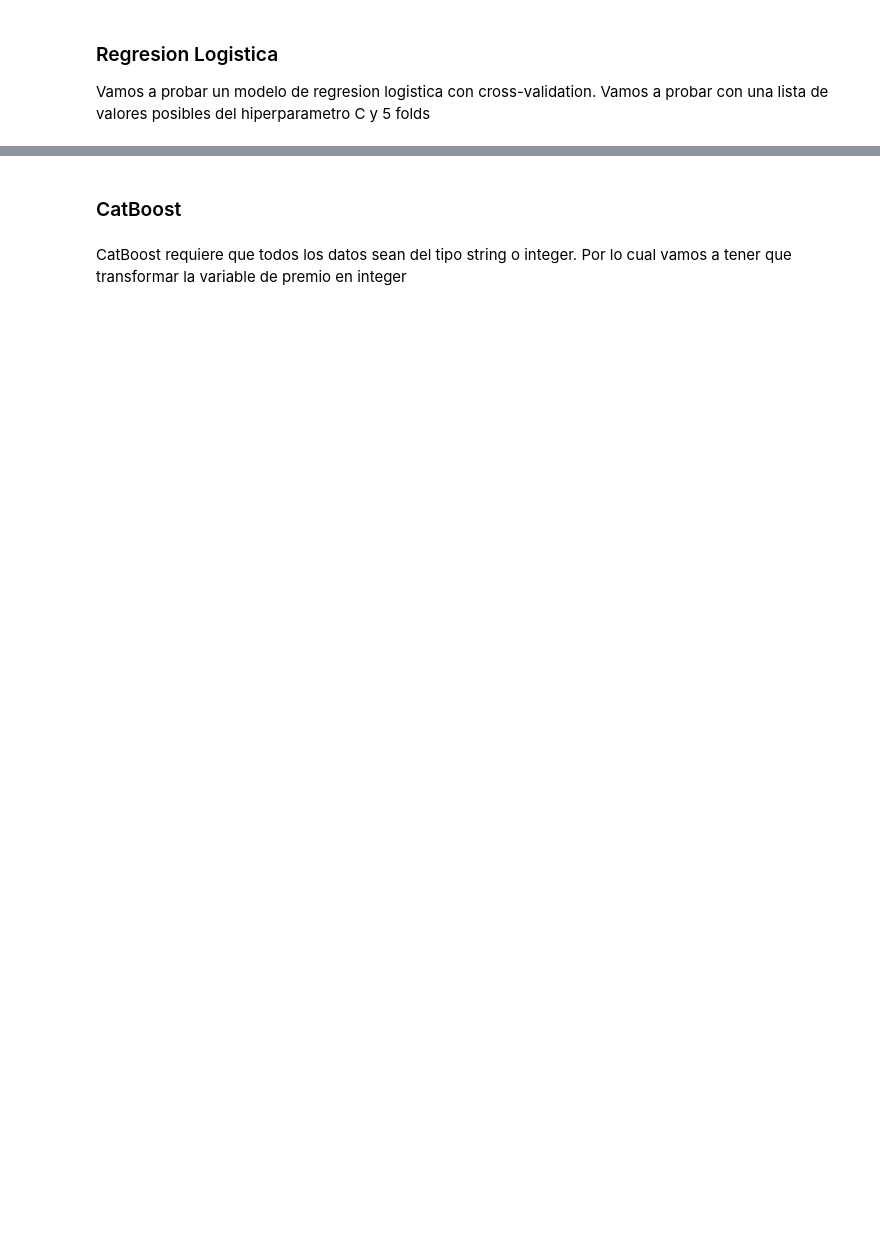
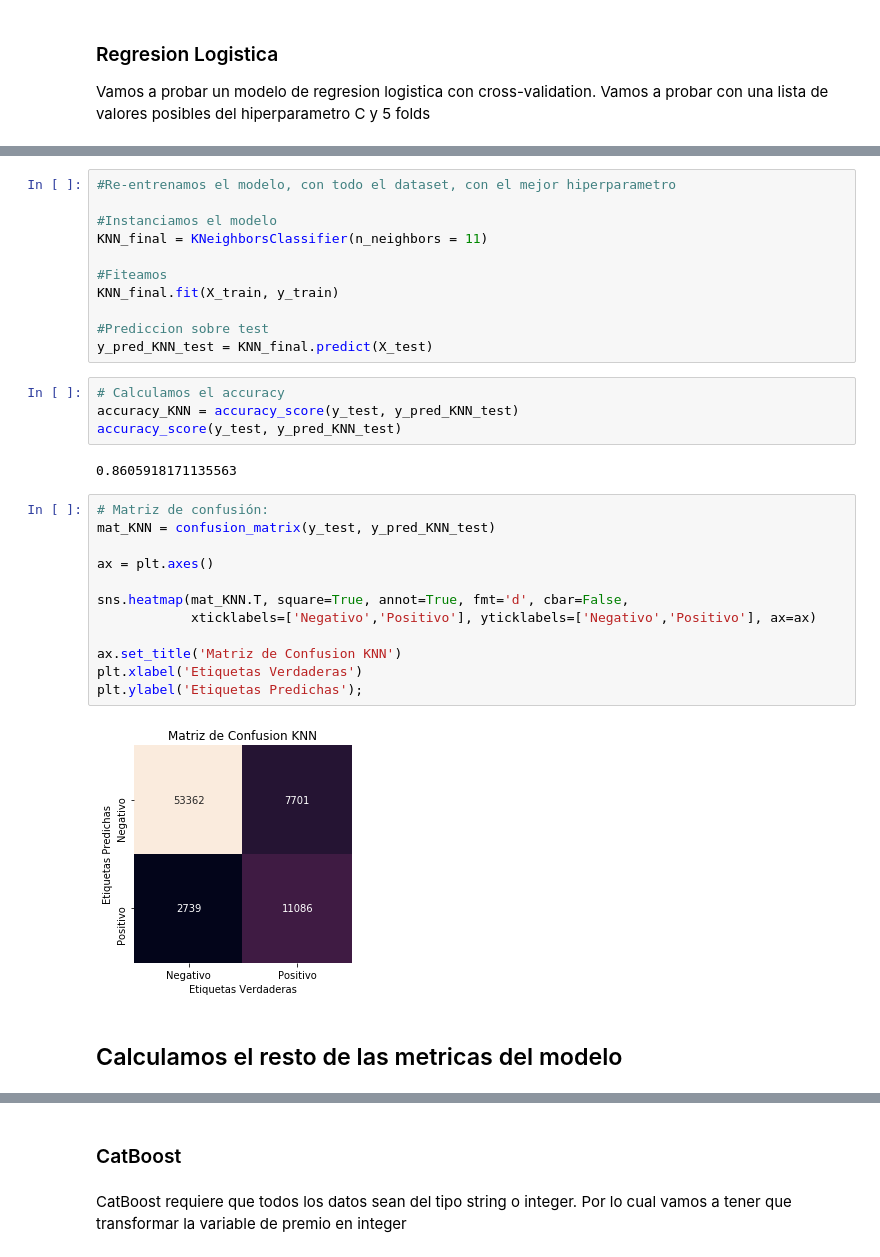
Before and after one commit to raharari/Desafio-3, a Jupyter notebook: 3er Desafio.ipynb, the cells around one changed output, grey strips where cells are left out. Drawn from its saved outputs; the diff is of its cells as text; blank space fills up the shorter version.

```diff
--- a/3er Desafio.ipynb
+++ b/3er Desafio.ipynb
@@ -441,0 +638,33 @@ plt.ylabel('Etiquetas Predichas');
+# %%
+#Re-entrenamos el modelo, con todo el dataset, con el mejor hiperparametro
+
+#Instanciamos el modelo
+KNN_final = KNeighborsClassifier(n_neighbors = 11)
+
+#Fiteamos
+KNN_final.fit(X_train, y_train)
+
+#Prediccion sobre test
+y_pred_KNN_test = KNN_final.predict(X_test)
+# %%
+# Calculamos el accuracy
+accuracy_KNN = accuracy_score(y_test, y_pred_KNN_test)
+accuracy_score(y_test, y_pred_KNN_test)
+# %% [output]
+0.8605918171135563
+# %%
+# Matriz de confusión:
+mat_KNN = confusion_matrix(y_test, y_pred_KNN_test)
+
+ax = plt.axes()
+
+sns.heatmap(mat_KNN.T, square=True, annot=True, fmt='d', cbar=False,
+            xticklabels=['Negativo','Positivo'], yticklabels=['Negativo','Positivo'], ax=ax)
+
+ax.set_title('Matriz de Confusion KNN')
+plt.xlabel('Etiquetas Verdaderas')
+plt.ylabel('Etiquetas Predichas');
+# %% [output]
+[figure, added]
+# %% [markdown]
+## Calculamos el resto de las metricas del modelo
```
Also changed, not shown: parts of 68 cells of this notebook.
